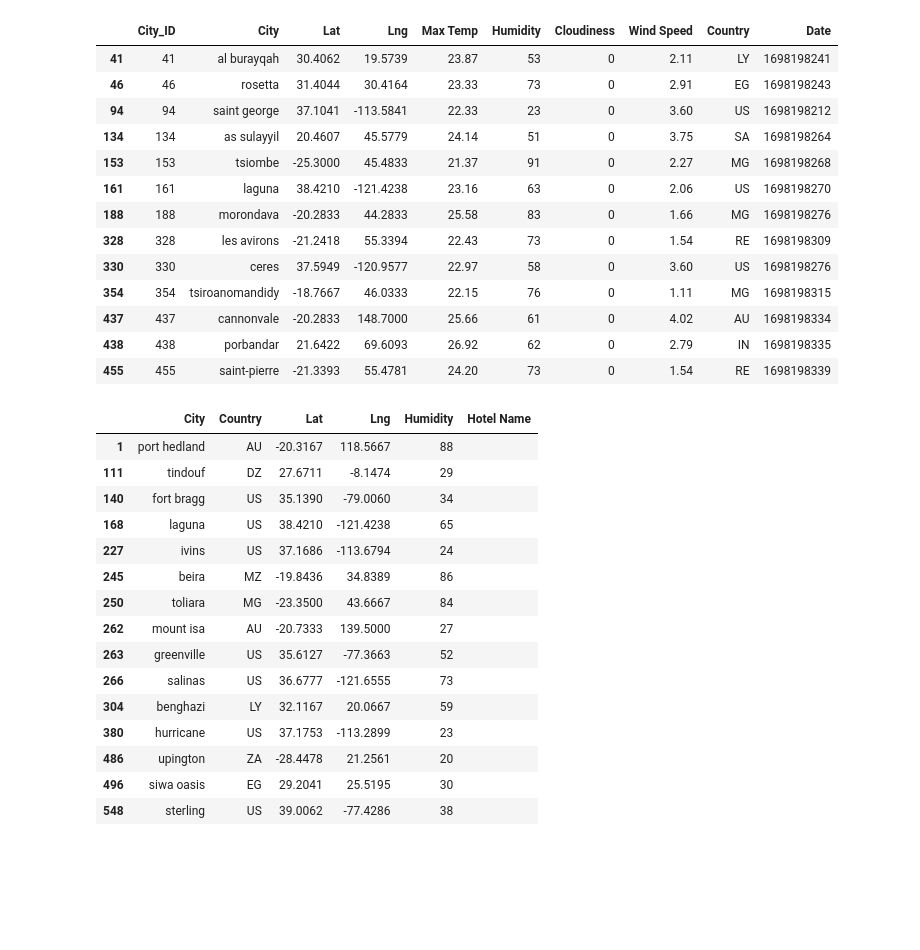
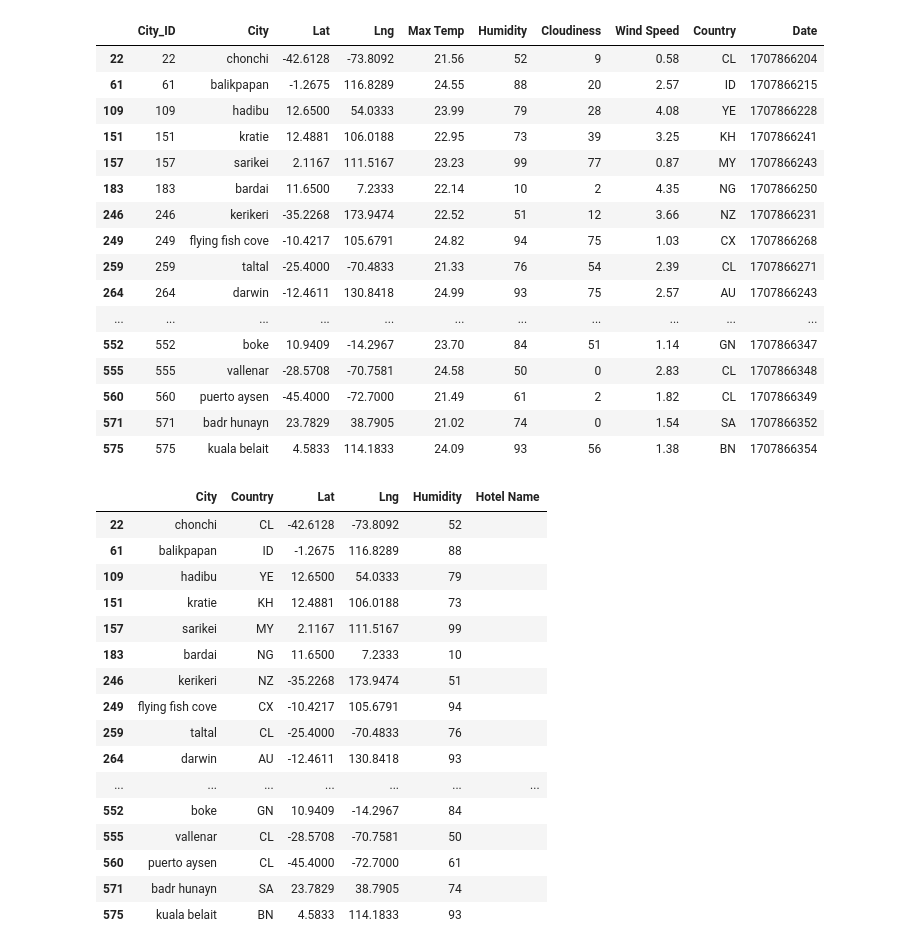
Before and after one commit to TraegerRuhter/python-api-challenge, a Jupyter notebook: WeatherPY/VacationPy.ipynb, the cells around one changed output. Saved outputs shown, nothing was run; the diff lists cells and outputs as text; code cells hidden in the pictures; blank space fills up the shorter version.

```diff
--- a/WeatherPY/VacationPy.ipynb
+++ b/WeatherPY/VacationPy.ipynb
@@ -38,36 +41,37 @@ map_plot
 # %% [output]
 [interactive output not drawn]
 # %%
-# Narrow down cities that fit criteria
-
+# Narrow down cities my personal weather preferences
 narrowed_city_df = city_data_df.loc[
-    (city_data_df["Max Temp"] < 27) & (city_data_df["Max Temp"] > 21) \
-    & (city_data_df["Wind Speed"] < 4.5) \
-    & (city_data_df["Cloudiness"] == 0),:
+    (city_data_df["Max Temp"] < 25) & (city_data_df["Max Temp"] > 21) \
+    & (city_data_df["Wind Speed"] < 5.5) \
+    & (city_data_df["Cloudiness"] < 80),:
 ]
 
-# Drop null values
+# Drop nulls
 narrowed_city_df = narrowed_city_df.dropna()
 
 narrowed_city_df
 # %% [output]
 |  | City_ID | City | Lat | Lng | Max Temp | Humidity | Cloudiness | Wind Speed | Country | Date |
-| 41 | 41 | al burayqah | 30.4062 | 19.5739 | 23.87 | 53 | 0 | 2.11 | LY | 1698198241 |
-| 46 | 46 | rosetta | 31.4044 | 30.4164 | 23.33 | 73 | 0 | 2.91 | EG | 1698198243 |
-| 94 | 94 | saint george | 37.1041 | -113.5841 | 22.33 | 23 | 0 | 3.60 | US | 1698198212 |
-| 134 | 134 | as sulayyil | 20.4607 | 45.5779 | 24.14 | 51 | 0 | 3.75 | SA | 1698198264 |
-| 153 | 153 | tsiombe | -25.3000 | 45.4833 | 21.37 | 91 | 0 | 2.27 | MG | 1698198268 |
-| 161 | 161 | laguna | 38.4210 | -121.4238 | 23.16 | 63 | 0 | 2.06 | US | 1698198270 |
-| 188 | 188 | morondava | -20.2833 | 44.2833 | 25.58 | 83 | 0 | 1.66 | MG | 1698198276 |
-| 328 | 328 | les avirons | -21.2418 | 55.3394 | 22.43 | 73 | 0 | 1.54 | RE | 1698198309 |
-| 330 | 330 | ceres | 37.5949 | -120.9577 | 22.97 | 58 | 0 | 3.60 | US | 1698198276 |
-| 354 | 354 | tsiroanomandidy | -18.7667 | 46.0333 | 22.15 | 76 | 0 | 1.11 | MG | 1698198315 |
-| 437 | 437 | cannonvale | -20.2833 | 148.7000 | 25.66 | 61 | 0 | 4.02 | AU | 1698198334 |
-| 438 | 438 | porbandar | 21.6422 | 69.6093 | 26.92 | 62 | 0 | 2.79 | IN | 1698198335 |
-| 455 | 455 | saint-pierre | -21.3393 | 55.4781 | 24.20 | 73 | 0 | 1.54 | RE | 1698198339 |
+| 22 | 22 | chonchi | -42.6128 | -73.8092 | 21.56 | 52 | 9 | 0.58 | CL | 1707866204 |
+| 61 | 61 | balikpapan | -1.2675 | 116.8289 | 24.55 | 88 | 20 | 2.57 | ID | 1707866215 |
+| 109 | 109 | hadibu | 12.6500 | 54.0333 | 23.99 | 79 | 28 | 4.08 | YE | 1707866228 |
+| 151 | 151 | kratie | 12.4881 | 106.0188 | 22.95 | 73 | 39 | 3.25 | KH | 1707866241 |
+| 157 | 157 | sarikei | 2.1167 | 111.5167 | 23.23 | 99 | 77 | 0.87 | MY | 1707866243 |
+| 183 | 183 | bardai | 11.6500 | 7.2333 | 22.14 | 10 | 2 | 4.35 | NG | 1707866250 |
+| 246 | 246 | kerikeri | -35.2268 | 173.9474 | 22.52 | 51 | 12 | 3.66 | NZ | 1707866231 |
+| 249 | 249 | flying fish cove | -10.4217 | 105.6791 | 24.82 | 94 | 75 | 1.03 | CX | 1707866268 |
+| 259 | 259 | taltal | -25.4000 | -70.4833 | 21.33 | 76 | 54 | 2.39 | CL | 1707866271 |
+| 264 | 264 | darwin | -12.4611 | 130.8418 | 24.99 | 93 | 75 | 2.57 | AU | 1707866243 |
+| ... | ... | ... | ... | ... | ... | ... | ... | ... | ... | ... |
+| 552 | 552 | boke | 10.9409 | -14.2967 | 23.70 | 84 | 51 | 1.14 | GN | 1707866347 |
+| 555 | 555 | vallenar | -28.5708 | -70.7581 | 24.58 | 50 | 0 | 2.83 | CL | 1707866348 |
+| 560 | 560 | puerto aysen | -45.4000 | -72.7000 | 21.49 | 61 | 2 | 1.82 | CL | 1707866349 |
+| 571 | 571 | badr hunayn | 23.7829 | 38.7905 | 21.02 | 74 | 0 | 1.54 | SA | 1707866352 |
+| 575 | 575 | kuala belait | 4.5833 | 114.1833 | 24.09 | 93 | 56 | 1.38 | BN | 1707866354 |
 # %%
 # Figure out hotel arrangements
-
 hotel_df = narrowed_city_df[["City", "Country", "Lat", "Lng", "Humidity"]].copy()
 
 # Add an empty column, "Hotel Name"
@@ -77,19 +81,20 @@ hotel_df["Hotel Name"] = ""
 hotel_df
 # %% [output]
 |  | City | Country | Lat | Lng | Humidity | Hotel Name |
-| 1 | port hedland | AU | -20.3167 | 118.5667 | 88 |  |
-| 111 | tindouf | DZ | 27.6711 | -8.1474 | 29 |  |
-| 140 | fort bragg | US | 35.1390 | -79.0060 | 34 |  |
-| 168 | laguna | US | 38.4210 | -121.4238 | 65 |  |
-| 227 | ivins | US | 37.1686 | -113.6794 | 24 |  |
-| 245 | beira | MZ | -19.8436 | 34.8389 | 86 |  |
-| 250 | toliara | MG | -23.3500 | 43.6667 | 84 |  |
-| 262 | mount isa | AU | -20.7333 | 139.5000 | 27 |  |
-| 263 | greenville | US | 35.6127 | -77.3663 | 52 |  |
-| 266 | salinas | US | 36.6777 | -121.6555 | 73 |  |
-| 304 | benghazi | LY | 32.1167 | 20.0667 | 59 |  |
-| 380 | hurricane | US | 37.1753 | -113.2899 | 23 |  |
-| 486 | upington | ZA | -28.4478 | 21.2561 | 20 |  |
-| 496 | siwa oasis | EG | 29.2041 | 25.5195 | 30 |  |
-| 548 | sterling | US | 39.0062 | -77.4286 | 38 |  |
+| 22 | chonchi | CL | -42.6128 | -73.8092 | 52 |  |
+| 61 | balikpapan | ID | -1.2675 | 116.8289 | 88 |  |
+| 109 | hadibu | YE | 12.6500 | 54.0333 | 79 |  |
+| 151 | kratie | KH | 12.4881 | 106.0188 | 73 |  |
+| 157 | sarikei | MY | 2.1167 | 111.5167 | 99 |  |
+| 183 | bardai | NG | 11.6500 | 7.2333 | 10 |  |
+| 246 | kerikeri | NZ | -35.2268 | 173.9474 | 51 |  |
+| 249 | flying fish cove | CX | -10.4217 | 105.6791 | 94 |  |
+| 259 | taltal | CL | -25.4000 | -70.4833 | 76 |  |
+| 264 | darwin | AU | -12.4611 | 130.8418 | 93 |  |
+| ... | ... | ... | ... | ... | ... | ... |
+| 552 | boke | GN | 10.9409 | -14.2967 | 84 |  |
+| 555 | vallenar | CL | -28.5708 | -70.7581 | 50 |  |
+| 560 | puerto aysen | CL | -45.4000 | -72.7000 | 61 |  |
+| 571 | badr hunayn | SA | 23.7829 | 38.7905 | 74 |  |
+| 575 | kuala belait | BN | 4.5833 | 114.1833 | 93 |  |
 # %%
```
Also changed, not shown: parts of 3 cells of this notebook.
